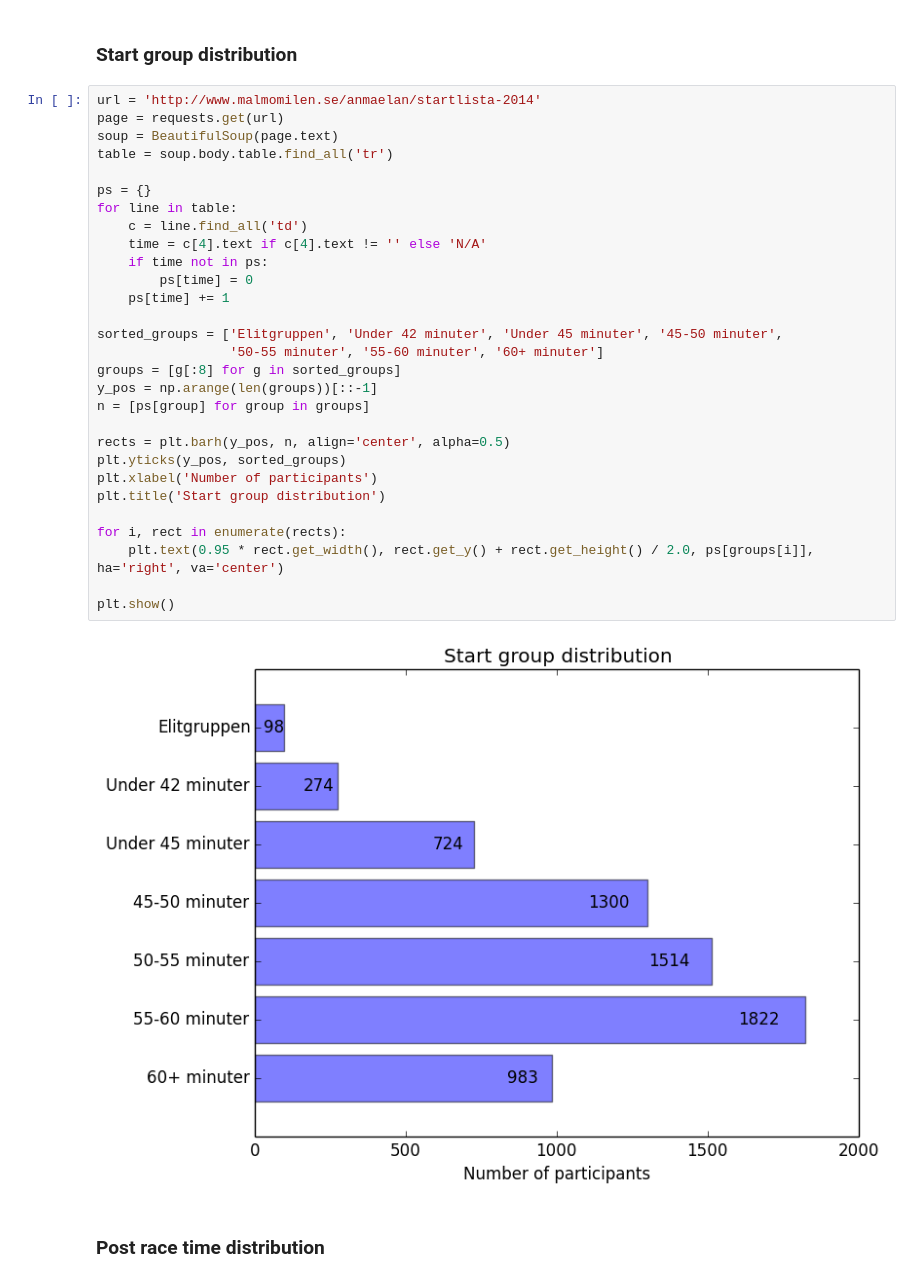
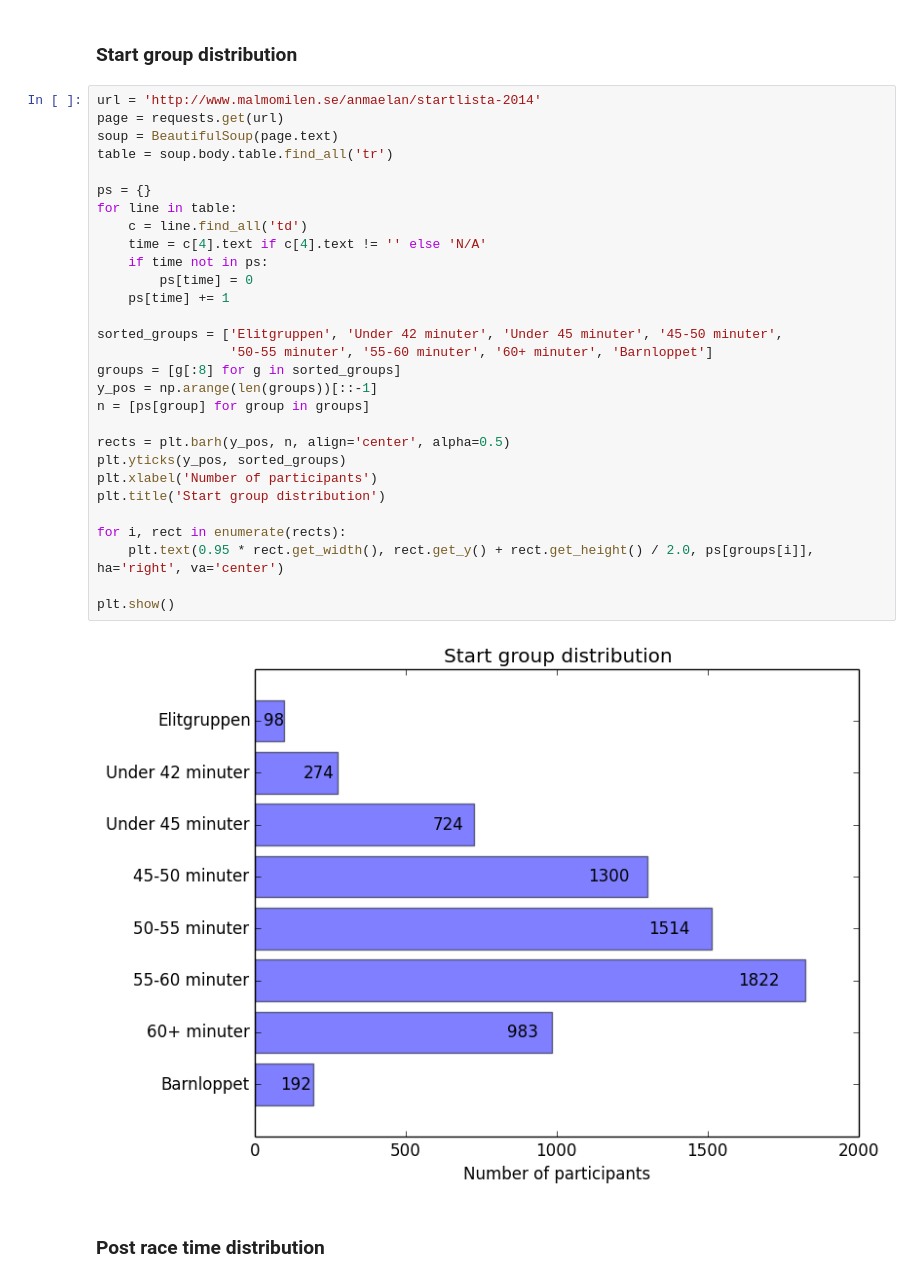
Before and after one commit to jtpio/data-playground, a Jupyter notebook: malmomilen/MalmoMilen_post.ipynb, the cells around one changed output. Drawn from its saved outputs; the diff is of its cells as text.

```diff
--- a/malmomilen/MalmoMilen_post.ipynb
+++ b/malmomilen/MalmoMilen_post.ipynb
@@ -151,34 +151,34 @@ Let's redraw the previous start group, which corresponds to the runners own pron
 # %%
 url = 'http://www.malmomilen.se/anmaelan/startlista-2014'
 page = requests.get(url)
 soup = BeautifulSoup(page.text)
 table = soup.body.table.find_all('tr')
 
 ps = {}
 for line in table:
     c = line.find_all('td')
     time = c[4].text if c[4].text != '' else 'N/A'
     if time not in ps:
         ps[time] = 0
     ps[time] += 1
 
 sorted_groups = ['Elitgruppen', 'Under 42 minuter', 'Under 45 minuter', '45-50 minuter',
-                 '50-55 minuter', '55-60 minuter', '60+ minuter']
+                 '50-55 minuter', '55-60 minuter', '60+ minuter', 'Barnloppet']
 groups = [g[:8] for g in sorted_groups]
 y_pos = np.arange(len(groups))[::-1]
 n = [ps[group] for group in groups]
 
 rects = plt.barh(y_pos, n, align='center', alpha=0.5)
 plt.yticks(y_pos, sorted_groups)
 plt.xlabel('Number of participants')
 plt.title('Start group distribution')
 
 for i, rect in enumerate(rects):
     plt.text(0.95 * rect.get_width(), rect.get_y() + rect.get_height() / 2.0, ps[groups[i]], ha='right', va='center')
 
 plt.show()
 # %% [output]
-[figure, old version]
+[figure, new version]
 # %% [markdown]
 ### Post race time distribution
 # %% [markdown]
```
Also changed, not shown: parts of 9 cells of this notebook.
